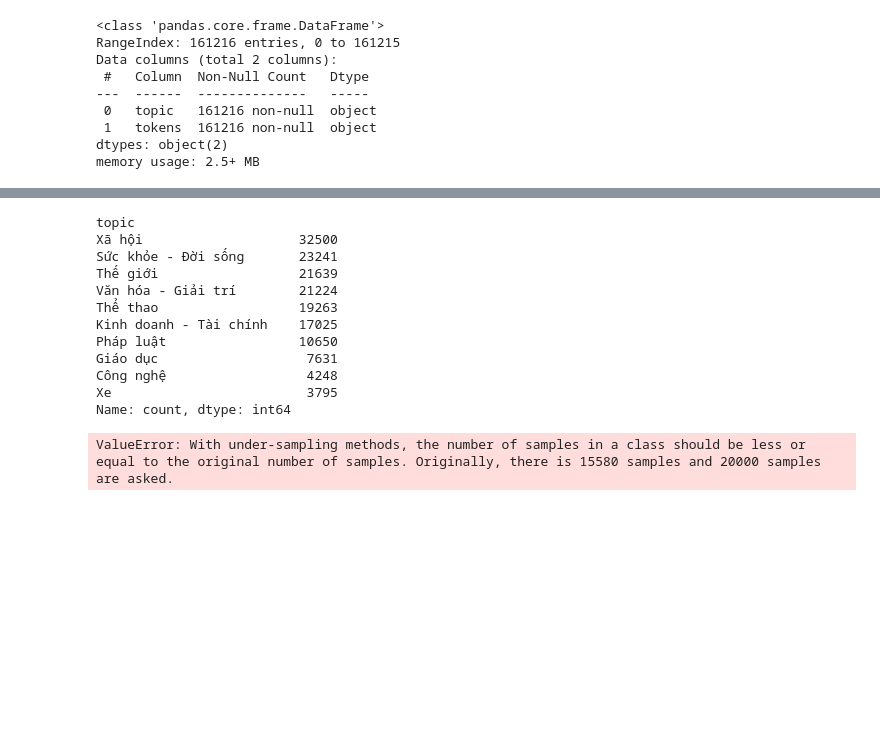
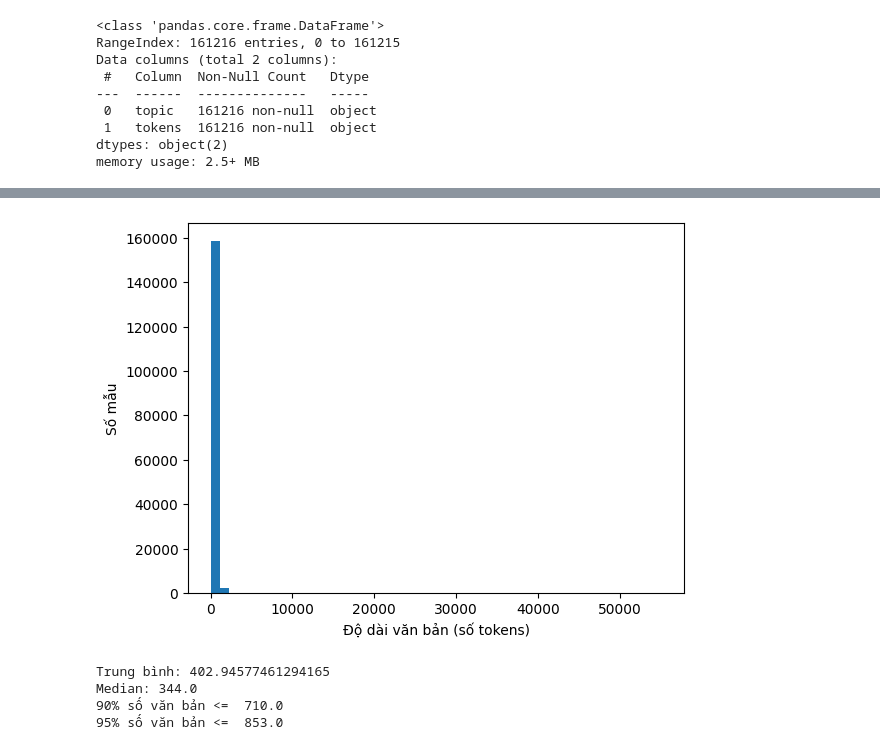
Before and after one commit to VietHung3004/News_Classification, a Jupyter notebook: Notebook_DL.ipynb, the cells around one changed output, grey strips where cells are left out. Saved outputs shown, nothing was run; the diff lists cells and outputs as text; code cells hidden in the pictures; blank space fills up the shorter version.

```diff
--- a/Notebook_DL.ipynb
+++ b/Notebook_DL.ipynb
@@ -28,0 +46,8 @@ memory usage: 2.5+ MB
+# %%
+merge = {
+    "Quốc phòng":"Chính trị",
+    "Bất động sản":"Kinh tế",
+    "Bạn đọc":"Xã hội"
+}
+df["topic"] = df["topic"].replace(merge)
+df["topic"].value_counts()
@@ -32,6 +95,3 @@ tokenizer.fit_on_texts(df['tokens'])
 # %%
-sequence = tokenizer.texts_to_sequences(df['tokens'])
+sequences = tokenizer.texts_to_sequences(df["tokens"])
+df["tokens"] = sequences
-# %%
-print("Chuỗi số (sequences) - 5 câu đầu tiên:")
-for i, seq in enumerate(sequence[:5]):
-    print(f"Câu {i+1}: {seq}")
@@ -51,3 +97,0 @@ Tỷ lệ OOV: 0.37%
-# %%
-df["token_length"] = df['tokens'].apply(lambda x: len(x.split()))
-print(df["token_length"].describe())
@@ -69 +107,21 @@ maxlen được chọn: 572
+# %%
+import matplotlib.pyplot as plt
+import numpy as np
+lengths = [len(seq) for seq in df["tokens"]]
+
+plt.hist(lengths, bins=50)
+plt.xlabel("Độ dài văn bản (số tokens)")
+plt.ylabel("Số mẫu")
+plt.show()
+
+print("Trung bình:", np.mean(lengths))
+print("Median:", np.median(lengths))
+print("90% số văn bản <= ", np.percentile(lengths, 90))
+print("95% số văn bản <= ", np.percentile(lengths, 95))
+# %% [output]
+[figure, added]
+Trung bình: 402.94577461294165
+Median: 344.0
+90% số văn bản <=  710.0
+95% số văn bản <=  853.0
 # %%
@@ -72,39 +128,0 @@ y = df["topic"]
-# %%
-merge1 = {
-    "Quốc phòng": "Chính trị",
-    "Bất động sản": "Kinh doanh - Tài chính",
-    "Bạn đọc": "Xã hội",
-    "Kinh tế": "Kinh doanh - Tài chính",
-    "Thời sự": "Xã hội"
-}
-
-df["topic"] = df["topic"].replace(merge1)
-
-# Sau đó gộp “Chính trị” vào “Thế giới”
-df["topic"] = df["topic"].replace({"Chính trị": "Thế giới"})
-
-df["topic"].value_counts()
-# %% [output]
-topic
-Xã hội                    32500
-Sức khỏe - Đời sống       23241
-Thế giới                  21639
-Văn hóa - Giải trí        21224
-Thể thao                  19263
-Kinh doanh - Tài chính    17025
-Pháp luật                 10650
-Giáo dục                   7631
-Công nghệ                  4248
-Xe                         3795
-Name: count, dtype: int64
-# %%
-from imblearn.over_sampling import SMOTE
-from imblearn.under_sampling import RandomUnderSampler
-
-RUS = RandomUnderSampler(sampling_strategy={'Xã hội': 20000, 'Sức khỏe - Đời sống': 20000, 'Thế giới': 20000, 'Văn hóa - Giải trí': 20000}, random_state=42)
-X_RUS, y_RUS = RUS.fit_resample(X, y)
-Smote = SMOTE(sampling_strategy={'Xe': 10000, 'Công nghệ':10000, 'Giáo dục':10000}, random_state=42)
-X_smote, y_smote = Smote.fit_resample(X_RUS, y_RUS)
-y_smote.value_counts()
-# %% [output]
-ValueError: With under-sampling methods, the number of samples in a class should be less or equal to the original number of samples. Originally, there is 15580 samples and 20000 samples are asked.
```
Also changed, not shown: parts of 21 cells of this notebook.
